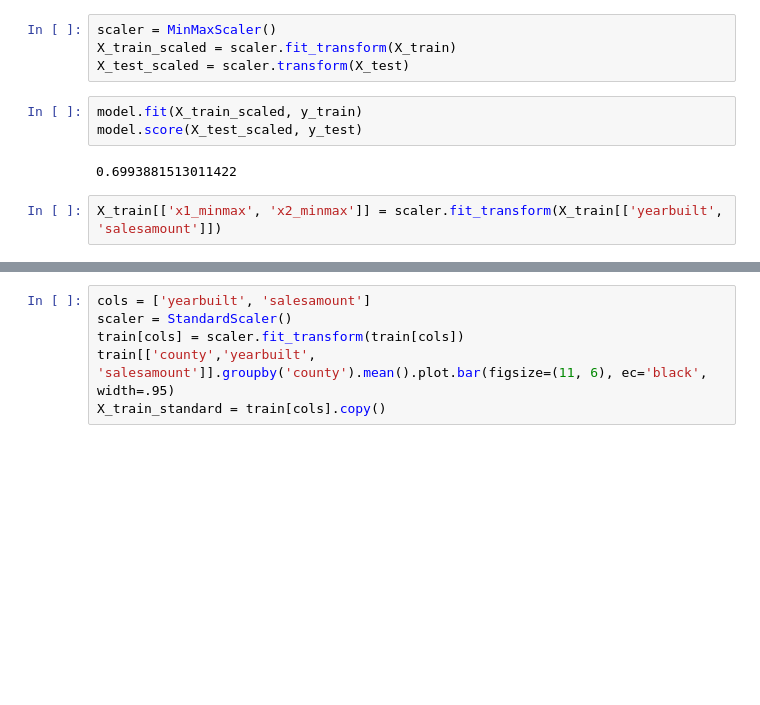
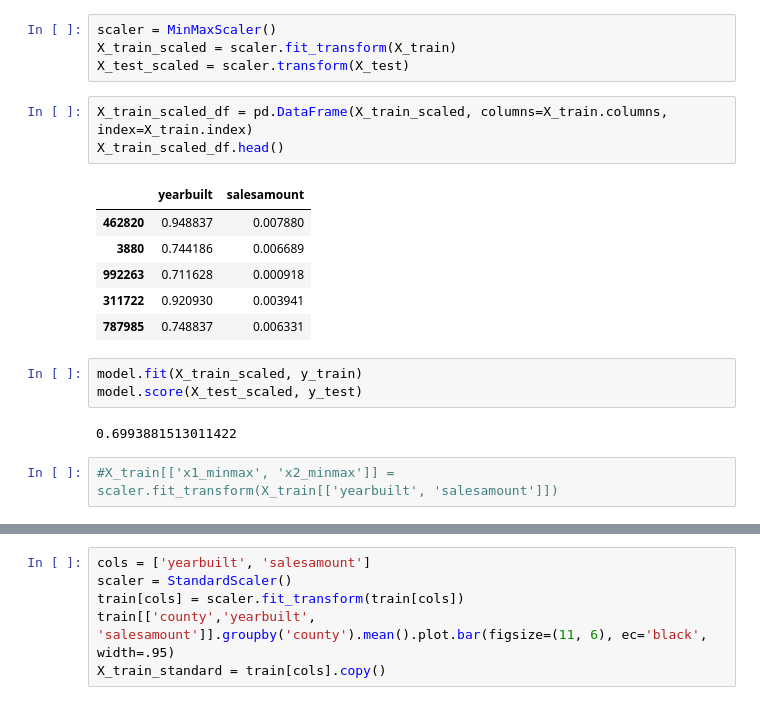
Before and after one commit to Jacob-Ball22/regression-exercises, a Jupyter notebook: scaling.ipynb, the cells around one changed output, grey strips where cells are left out. Cells and saved outputs as stored; diff of their text form; blank space fills up the shorter version.

```diff
--- a/scaling.ipynb
+++ b/scaling.ipynb
@@ -54,11 +54,21 @@ model.score(X_test, y_test)
 scaler = MinMaxScaler()
 X_train_scaled = scaler.fit_transform(X_train)
 X_test_scaled = scaler.transform(X_test)
+# %%
+X_train_scaled_df = pd.DataFrame(X_train_scaled, columns=X_train.columns, index=X_train.index)
+X_train_scaled_df.head()
+# %% [output]
+|  | yearbuilt | salesamount |
+| 462820 | 0.948837 | 0.007880 |
+| 3880 | 0.744186 | 0.006689 |
+| 992263 | 0.711628 | 0.000918 |
+| 311722 | 0.920930 | 0.003941 |
+| 787985 | 0.748837 | 0.006331 |
 # %%
 model.fit(X_train_scaled, y_train)
 model.score(X_test_scaled, y_test)
 # %% [output]
 0.6993881513011422
 # %%
-X_train[['x1_minmax', 'x2_minmax']] = scaler.fit_transform(X_train[['yearbuilt', 'salesamount']])
+#X_train[['x1_minmax', 'x2_minmax']] = scaler.fit_transform(X_train[['yearbuilt', 'salesamount']])
 # %%
```
Also changed, not shown: parts of 5 cells of this notebook.
